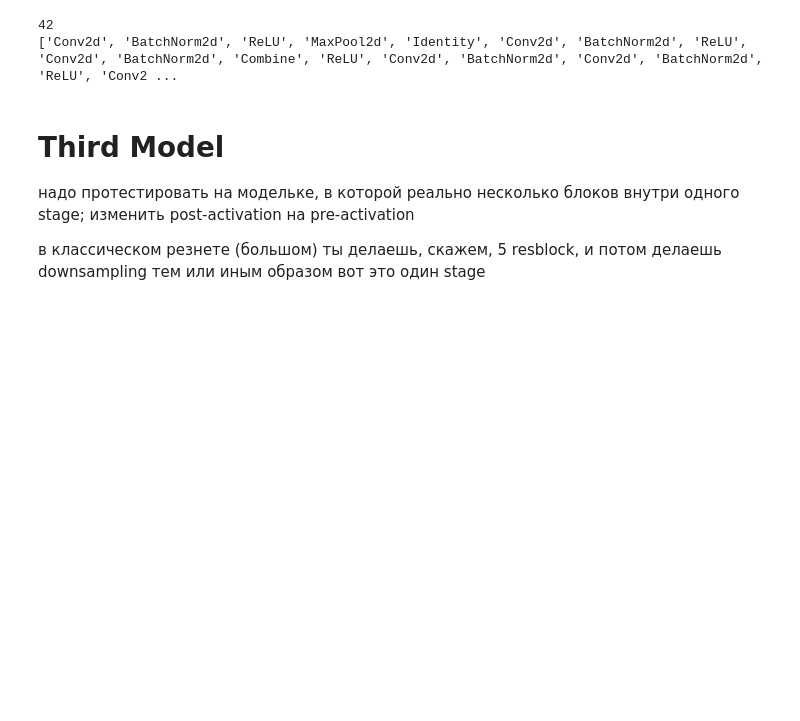
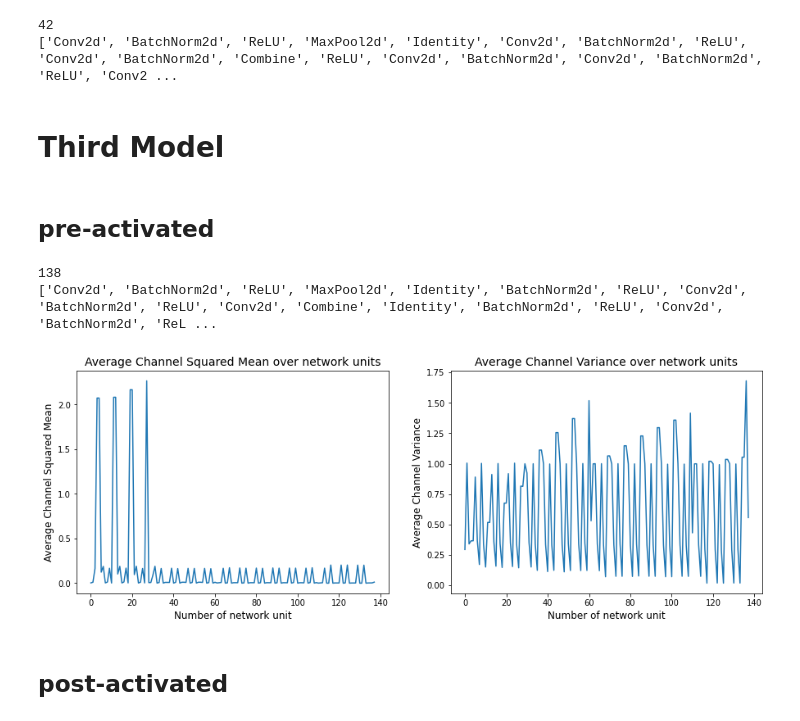
Before and after one commit to RisaMagpie/neuronets, a Jupyter notebook: SPP.ipynb, the cells around one changed output. Saved outputs shown, nothing was run; the diff lists cells and outputs as text; code cells hidden in the pictures; blank space fills up the shorter version.

Commit message:
updates in SPP: add model

```diff
--- a/SPP.ipynb
+++ b/SPP.ipynb
@@ -177,11 +175,31 @@ print(sp_info.instances)
 # %% [output]
 42
 ['Conv2d', 'BatchNorm2d', 'ReLU', 'MaxPool2d', 'Identity', 'Conv2d', 'BatchNorm2d', 'ReLU', 'Conv2d', 'BatchNorm2d', 'Combine', 'ReLU', 'Conv2d', 'BatchNorm2d', 'Conv2d', 'BatchNorm2d', 'ReLU', 'Conv2 ...
-# %% [markdown]
-# Third Model
-
-надо протестировать на модельке, в которой реально несколько блоков внутри одного stage;
-изменить post-activation на pre-activation
-
-в классическом резнете (большом) ты делаешь, скажем, 5 resblock, и потом делаешь downsampling тем или иным образом
-вот это один stage
+# %% [markdown]
+# Third Model
+# %% [markdown]
+## pre-activated
+# %%
+from batchflow.models.torch import ResNet34
+
+num_classes = 22
+model_config = {
+    'inputs/images/shape': (1, 28, 28), # can be commented
+    'inputs/targets/classes': num_classes,
+    'initial_block/inputs': 'images', # can be commented
+    'device': 'cpu',
+    'body/encoder/blocks/layout': 'nacnac',
+    'body/encoder/blocks/op': '+'
+}
+
+model = ResNet34(model_config).model # ask about ResNet50 config
+# %%
+sp_info = SPP(model, image_shape=(1, 32, 32), batch_size=3, show_plots=True)
+print(len(sp_info.statistics['Average Channel Squared Mean']))
+print(sp_info.modules_instances)
+# %% [output]
+138
+['Conv2d', 'BatchNorm2d', 'ReLU', 'MaxPool2d', 'Identity', 'BatchNorm2d', 'ReLU', 'Conv2d', 'BatchNorm2d', 'ReLU', 'Conv2d', 'Combine', 'Identity', 'BatchNorm2d', 'ReLU', 'Conv2d', 'BatchNorm2d', 'ReL ...
+[figure, added]
+# %% [markdown]
+## post-activated
```
Also changed, not shown: parts of 7 cells of this notebook.
